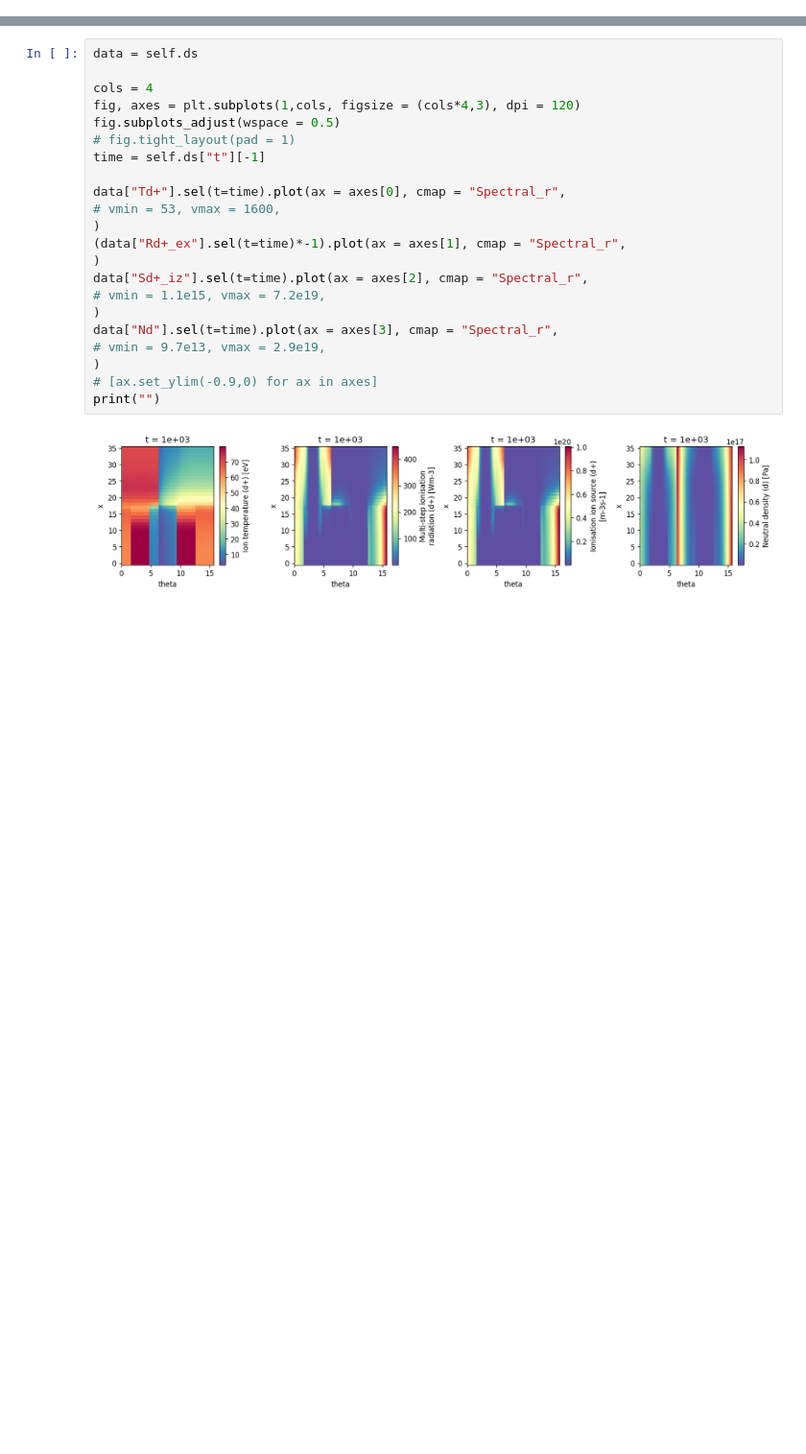
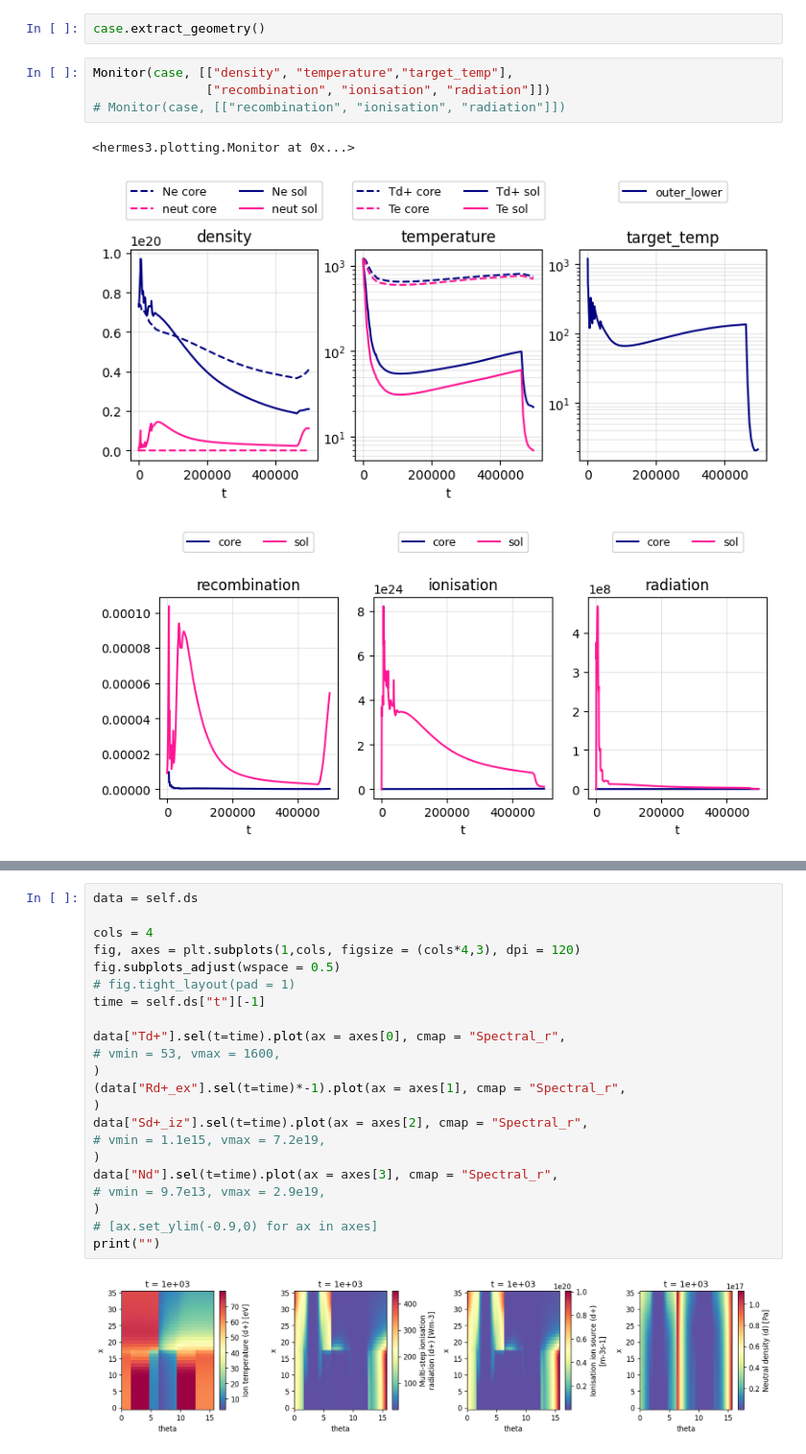
Before and after one commit to mikekryjak/sdtools, a Jupyter notebook: viking-pp.ipynb, the cells around one changed output, grey strips where cells are left out. Shown at 96% size. Saved outputs shown, nothing was run; the diff lists cells and outputs as text; blank space fills up the shorter version.

```diff
--- a/viking-pp.ipynb
+++ b/viking-pp.ipynb
@@ -50,0 +57,10 @@ Monitor(caseng, [["density", "temperature", "target_temp"]])
+# %%
+case.extract_geometry()
+# %%
+Monitor(case, [["density", "temperature","target_temp"],
+               ["recombination", "ionisation", "radiation"]])
+# Monitor(case, [["recombination", "ionisation", "radiation"]])
+# %% [output]
+<hermes3.plotting.Monitor at 0x...>
+[figure, added]
+[figure, added]
```
Also changed, not shown: parts of 21 cells of this notebook.
